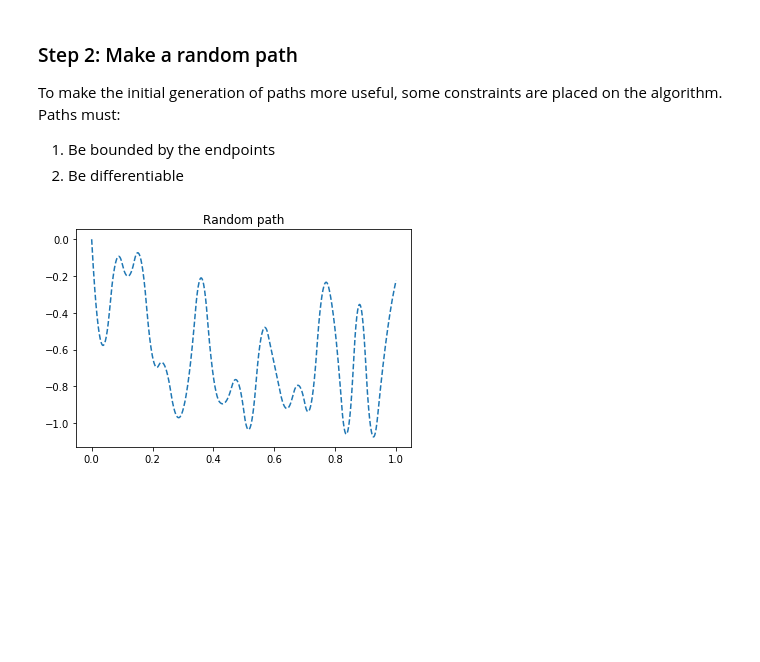
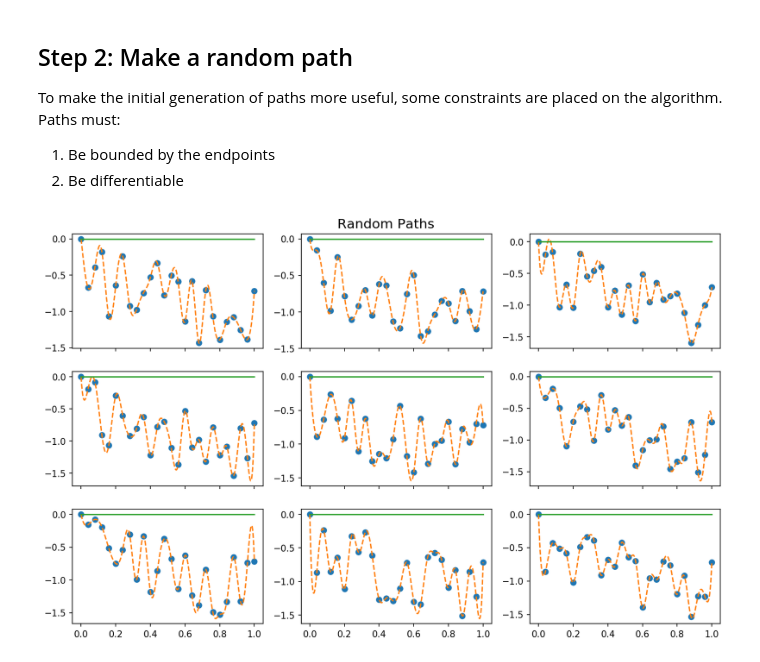
Before and after one commit to eigenvivek/Genetic-Brachistochrone, a Jupyter notebook: genetic-brachistochrone.ipynb, the cells around one changed output. Saved outputs shown, nothing was run; the diff lists cells and outputs as text; code cells hidden in the pictures; blank space fills up the shorter version.

```diff
--- a/genetic-brachistochrone.ipynb
+++ b/genetic-brachistochrone.ipynb
@@ -53,7 +48,16 @@ print(p1, p2)
 # %% [markdown]
-### Step 2: Make a random path
+## Step 2: Make a random path
 
 To make the initial generation of paths more useful, some constraints are placed on the algorithm. Paths must:
 1. Be bounded by the endpoints
 2. Be differentiable
+# %%
+# Interpolation
+from scipy.interpolate import UnivariateSpline
+from scipy.interpolate import interp1d
+
+# Plotting
+GOLDEN = (1 + 5 ** 0.5) / 2
+import matplotlib.pyplot as plt
+%matplotlib inline
 # %%
@@ -90,9 +97,28 @@ def generate_path(p1, p2):
-# %%
-# Visualize the path
-f2 = generate_path(p1, p2)
-xnew = np.linspace(0,1,1001)
-plt.plot(xnew, f2(xnew), '--')
-plt.title("Random path")
-plt.show()
-# %% [output]
-[figure, removed]
+# %%
+# Visualize the paths
+
+# Figure specification
+fig, ax = plt.subplots(figsize=(13,13/GOLDEN), dpi=150,
+                       ncols=3, nrows=3, sharex='all'
+                      )
+
+# Title
+fig.suptitle("Random Paths",
+             fontsize=15,
+             y=0.91
+            )
+
+# Loop plotting
+for i in range(ax.shape[0]):
+    for j in range(ax.shape[1]):
+        x, y, f2 = generate_path(p1, p2, SEL=1)
+        xnew = np.linspace(0,1,1001)
+        ax[i][j].plot(x, y, 'o',
+                      xnew, f2(xnew), '--',
+                      xnew, [0]*len(xnew)
+                     )
+
+# Render
+plt.show()
+# %% [output]
+[figure, added]
```
Also changed, not shown: parts of 23 cells of this notebook.
